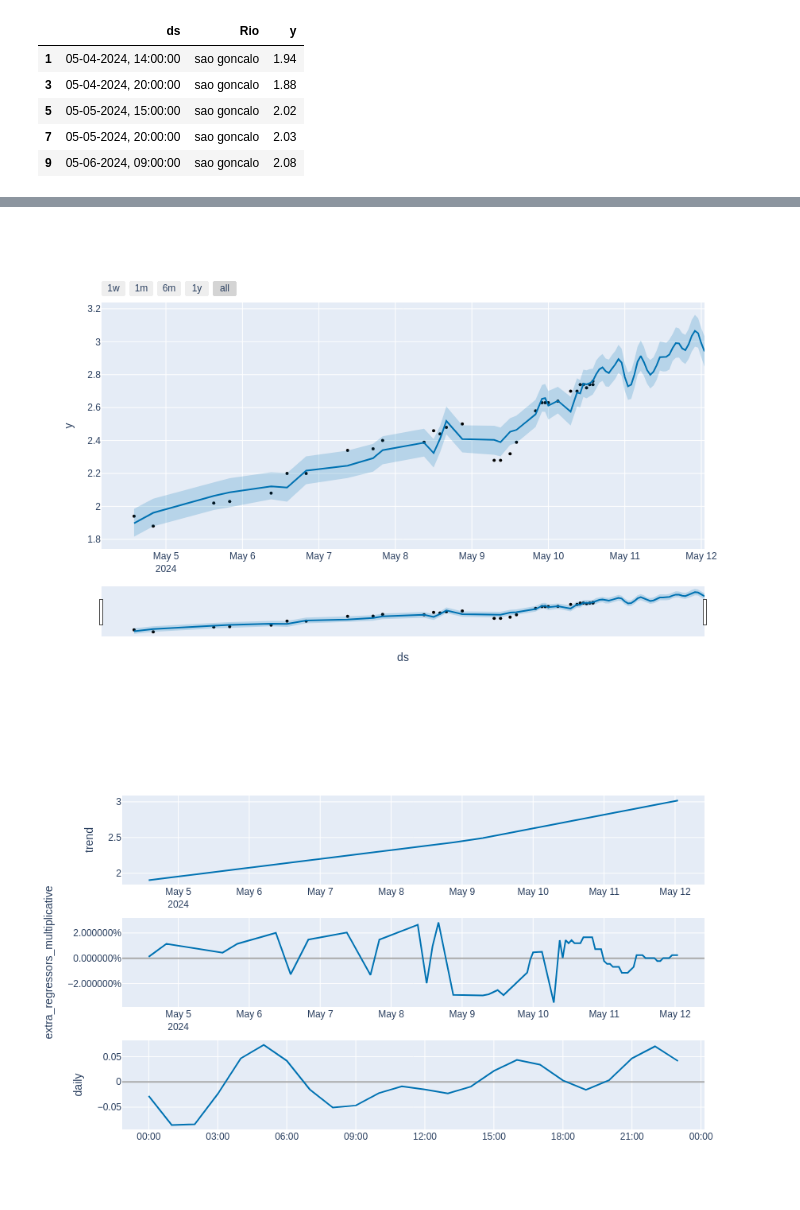
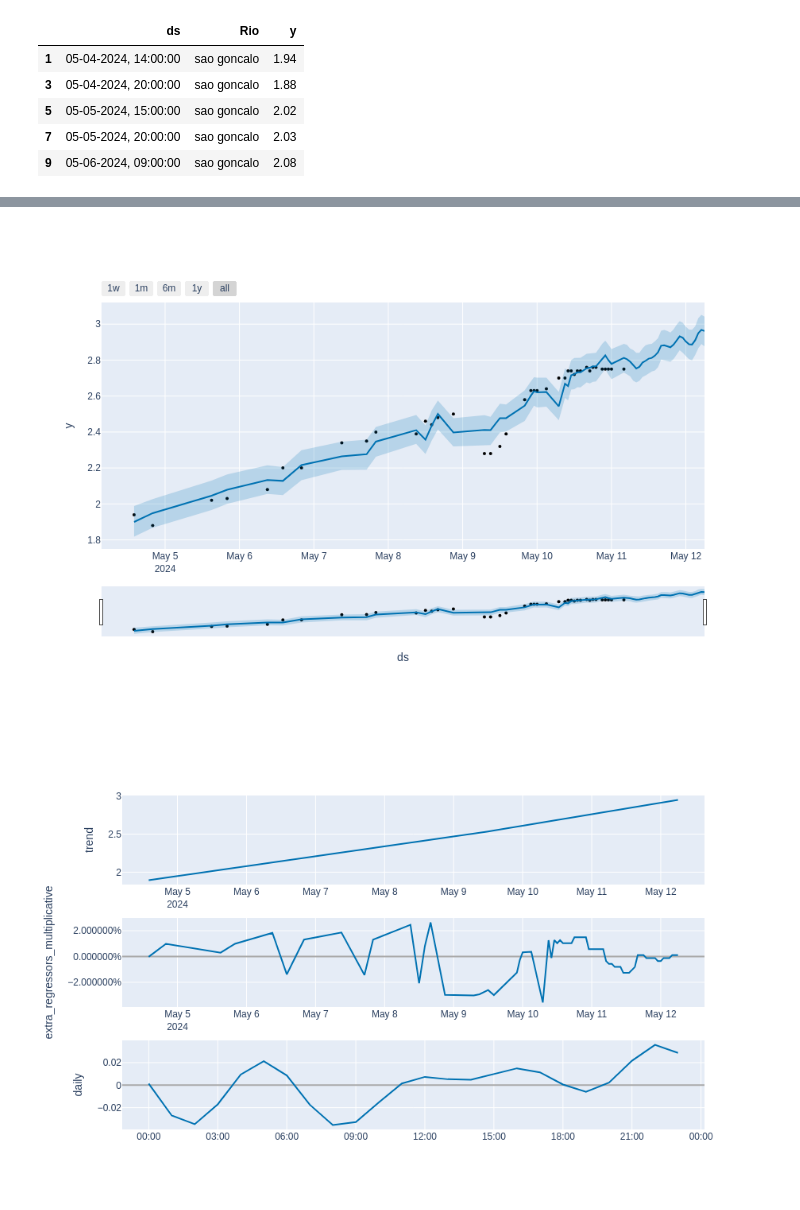
Before and after one commit to gratidutra/flood-rs, a Jupyter notebook: best_model.ipynb, the cells around one changed output, grey strips where cells are left out. Cells and saved outputs as stored; diff of their text form; code cells hidden in the pictures.

```diff
--- a/best_model.ipynb
+++ b/best_model.ipynb
@@ -36,7 +53,7 @@ m = Prophet(
     weekly_seasonality=False,
     daily_seasonality=True,
     changepoint_range=0.8,
-    changepoint_prior_scale=0.7,
+    changepoint_prior_scale=0.8,
     changepoints=['2024-05-09 04:00:00'],
     growth="linear"
 )
@@ -49,7 +66,7 @@ m.add_regressor("pos_wind", mode = "multiplicative", prior_scale = 0.8)
 m.fit(sao_goncalo_data)
 
 # Realize previsões
-future = m.make_future_dataframe(periods=35, freq='h')
+future = m.make_future_dataframe(periods=26, freq='h')
 
 future['pos_wind'] = pos_wind['pos_wind']
 
@@ -64,6 +80,6 @@ plot_plotly(m, forecast)
-[figure, old version]
+[figure, new version]
 # %%
 plot_components_plotly(m, forecast)
 # %% [output]
-[figure, old version]
+[figure, new version]
 # %%
```
Also changed, not shown: parts of 6 cells of this notebook, 2 other files.
